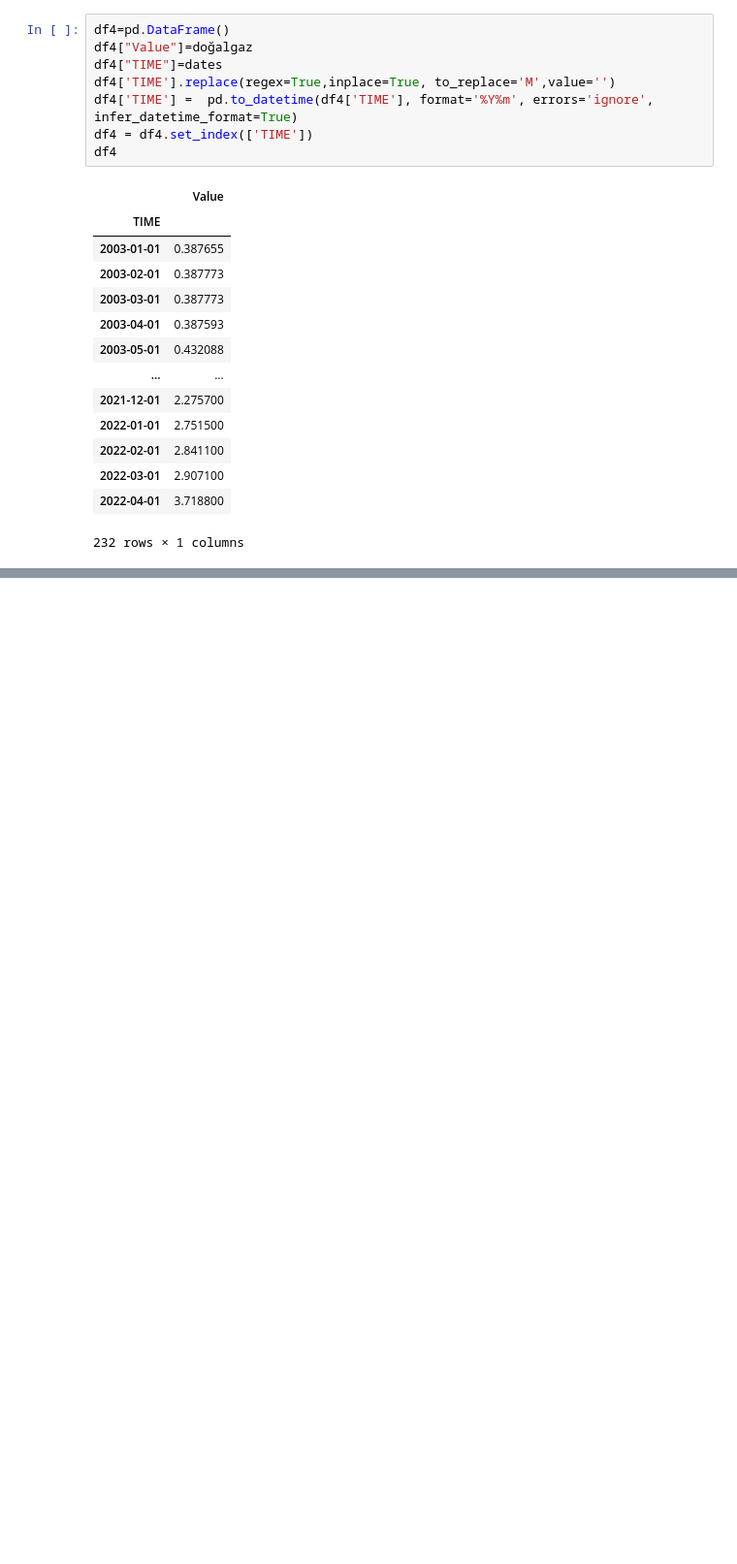
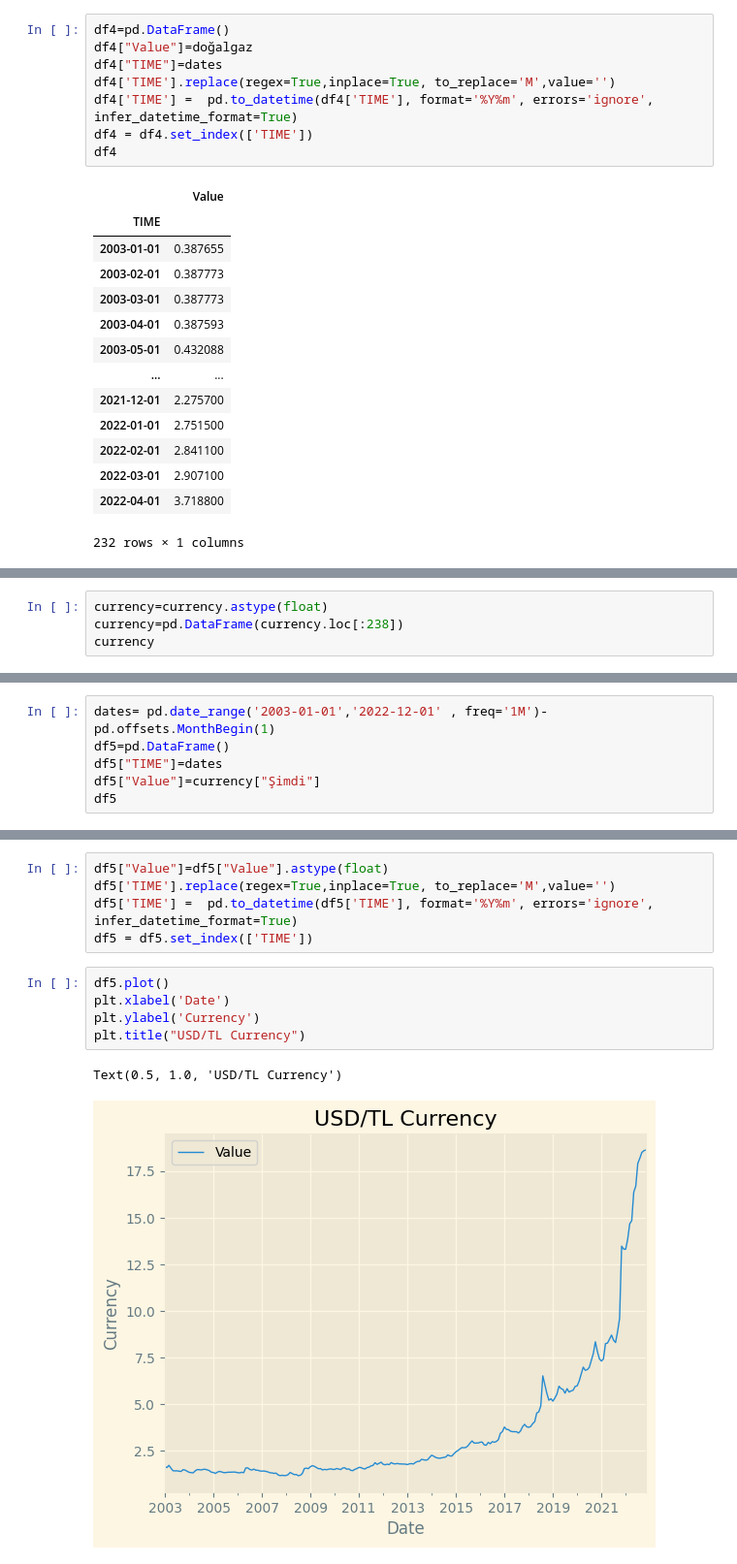
Before and after one commit to kayabo19/Average-Food-Price-Analysis, a Jupyter notebook: Final_Project.ipynb, the cells around one changed output, grey strips where cells are left out. Shown at 97% size. Saved outputs shown, nothing was run; the diff lists cells and outputs as text; blank space fills up the shorter version.

```diff
--- a/Final_Project.ipynb
+++ b/Final_Project.ipynb
@@ -532,0 +551,4 @@ strong multicollinearity or other numerical problems.
+# %%
+currency=currency.astype(float)
+currency=pd.DataFrame(currency.loc[:238])
+currency
@@ -532,0 +569,6 @@ strong multicollinearity or other numerical problems.
+# %%
+dates= pd.date_range('2003-01-01','2022-12-01' , freq='1M')-pd.offsets.MonthBegin(1)
+df5=pd.DataFrame()
+df5["TIME"]=dates
+df5["Value"]=currency["Şimdi"]
+df5
@@ -532,0 +589,13 @@ strong multicollinearity or other numerical problems.
+# %%
+df5["Value"]=df5["Value"].astype(float)
+df5['TIME'].replace(regex=True,inplace=True, to_replace='M',value='')
+df5['TIME'] =  pd.to_datetime(df5['TIME'], format='%Y%m', errors='ignore', infer_datetime_format=True)
+df5 = df5.set_index(['TIME'])
+# %%
+df5.plot()
+plt.xlabel('Date')
+plt.ylabel('Currency')
+plt.title("USD/TL Currency")
+# %% [output]
+Text(0.5, 1.0, 'USD/TL Currency')
+[figure, added]
```
Also changed, not shown: parts of 48 cells of this notebook.
